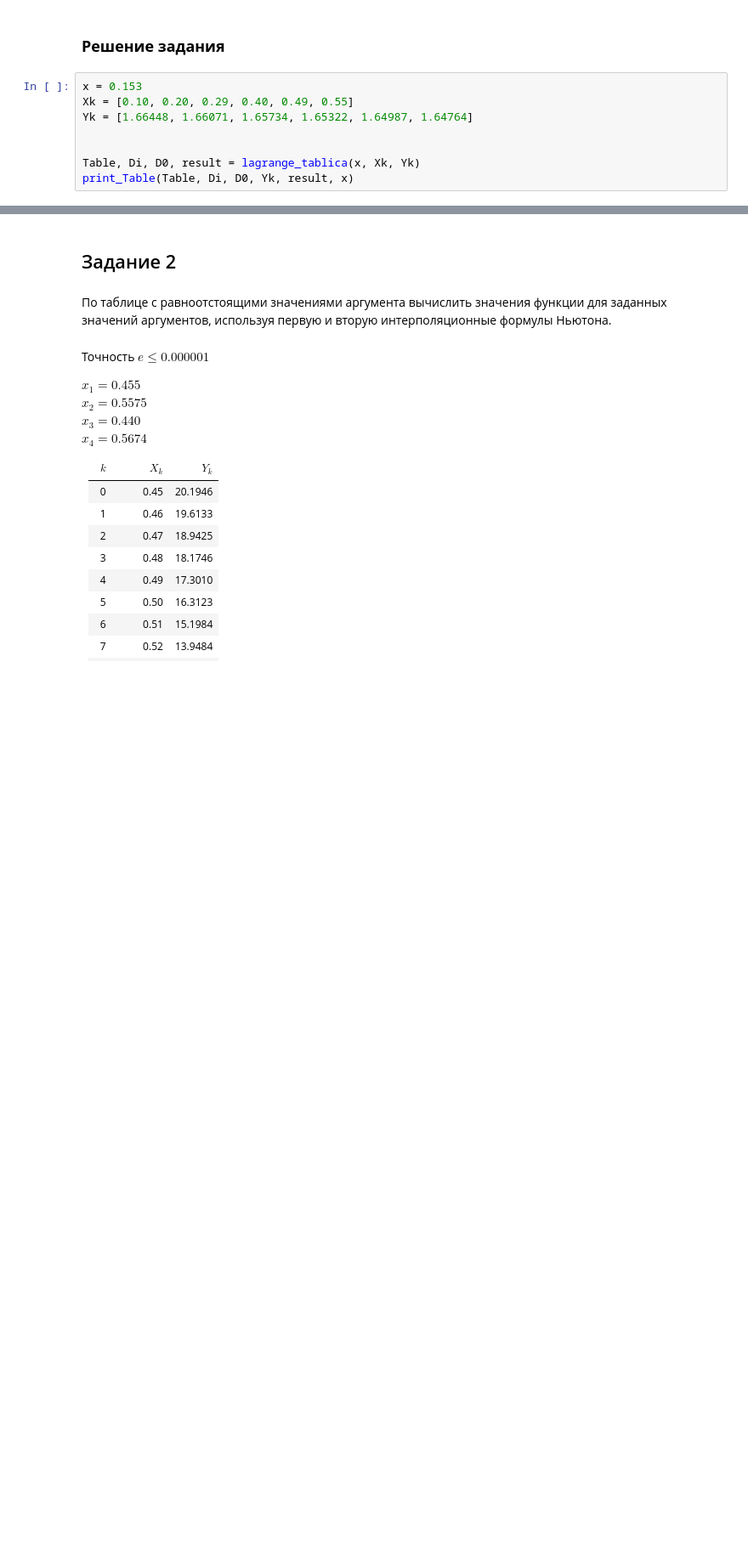
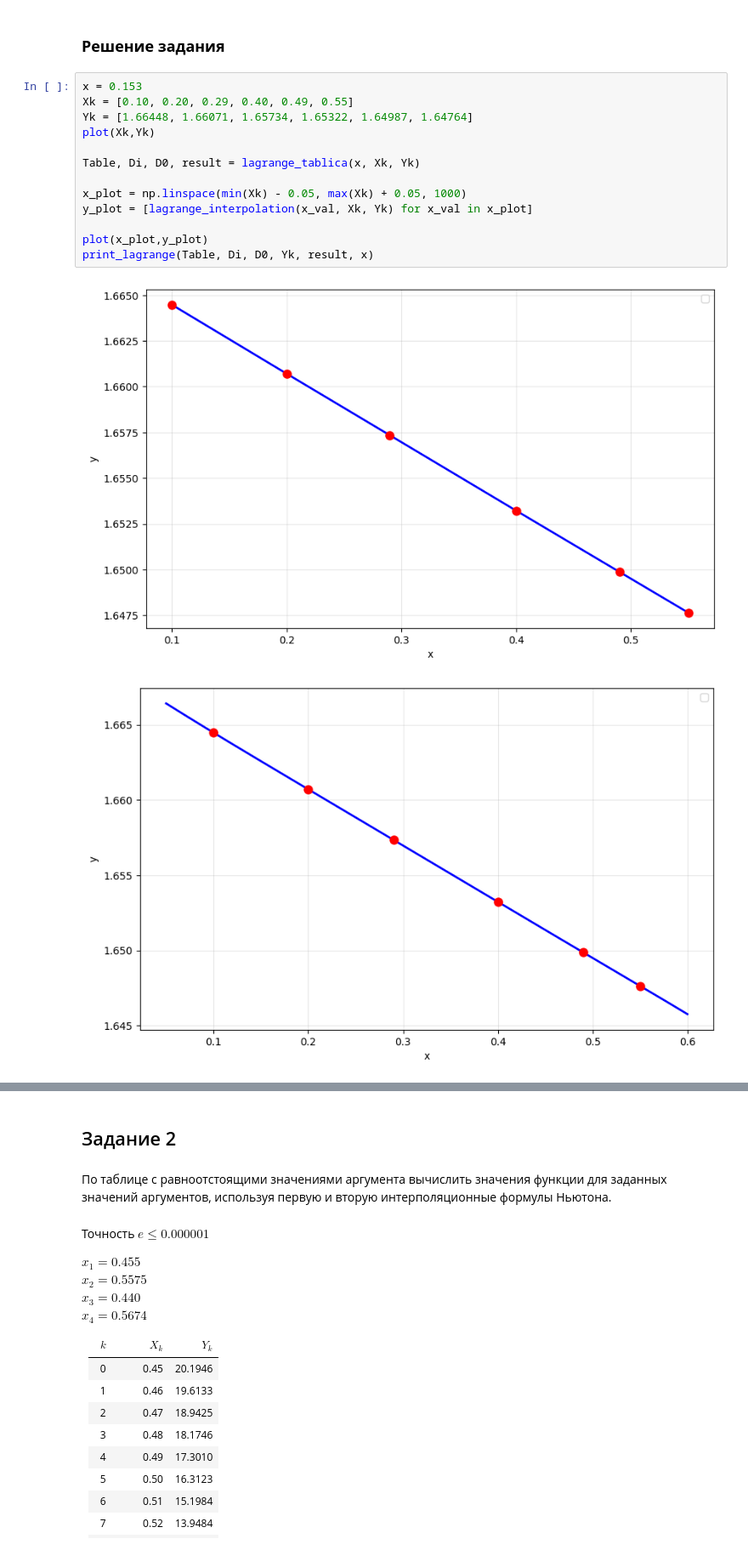
Before and after one commit to medovichka/Vyz, a Jupyter notebook: 2курс/2семестр/Код/Вычислительная Математика/3/Laba3VychMat.ipynb, the cells around one changed output, grey strips where cells are left out. Shown at 85% size. Saved outputs shown, nothing was run; the diff lists cells and outputs as text; blank space fills up the shorter version.

```diff
--- a/2курс/2семестр/Код/Вычислительная Математика/3/Laba3VychMat.ipynb
+++ b/2курс/2семестр/Код/Вычислительная Математика/3/Laba3VychMat.ipynb
@@ -145,11 +171,18 @@ Y(x=0.527) = D0 * sum(Yk/Di) = 3.762109e-07 * 9680105.782711 = 1.8208805230
 # %%
 x = 0.153
 Xk = [0.10, 0.20, 0.29, 0.40, 0.49, 0.55]
 Yk = [1.66448, 1.66071, 1.65734, 1.65322, 1.64987, 1.64764]
-
+plot(Xk,Yk)
 
 Table, Di, D0, result = lagrange_tablica(x, Xk, Yk)
-print_Table(Table, Di, D0, Yk, result, x)
+
+x_plot = np.linspace(min(Xk) - 0.05, max(Xk) + 0.05, 1000)
+y_plot = [lagrange_interpolation(x_val, Xk, Yk) for x_val in x_plot]
+
+plot(x_plot,y_plot)
+print_lagrange(Table, Di, D0, Yk, result, x)
 # %% [output]
+[figure, added]
+[figure, added]
 Таблица:
 ================================================================================
```
Also changed, not shown: parts of 19 cells of this notebook, 2 other files.
